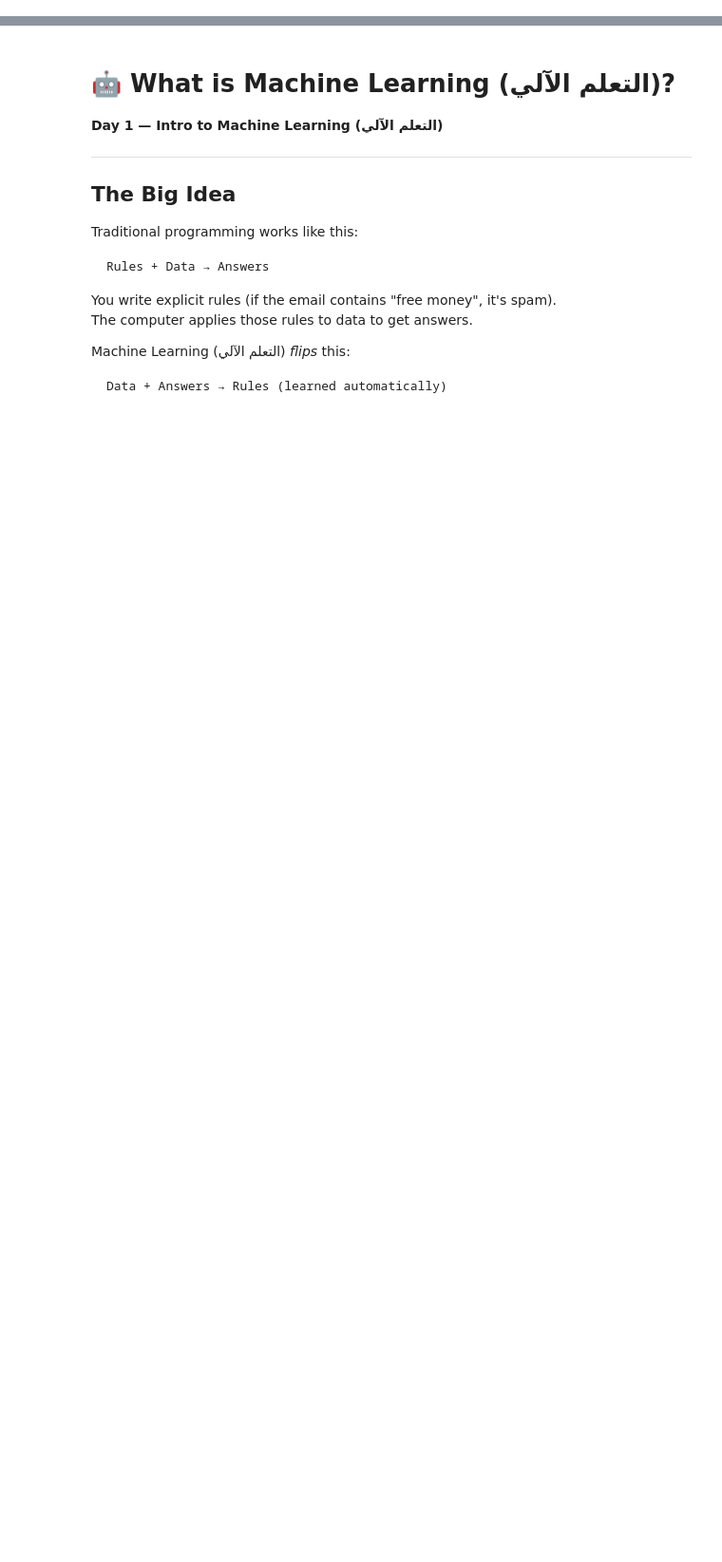
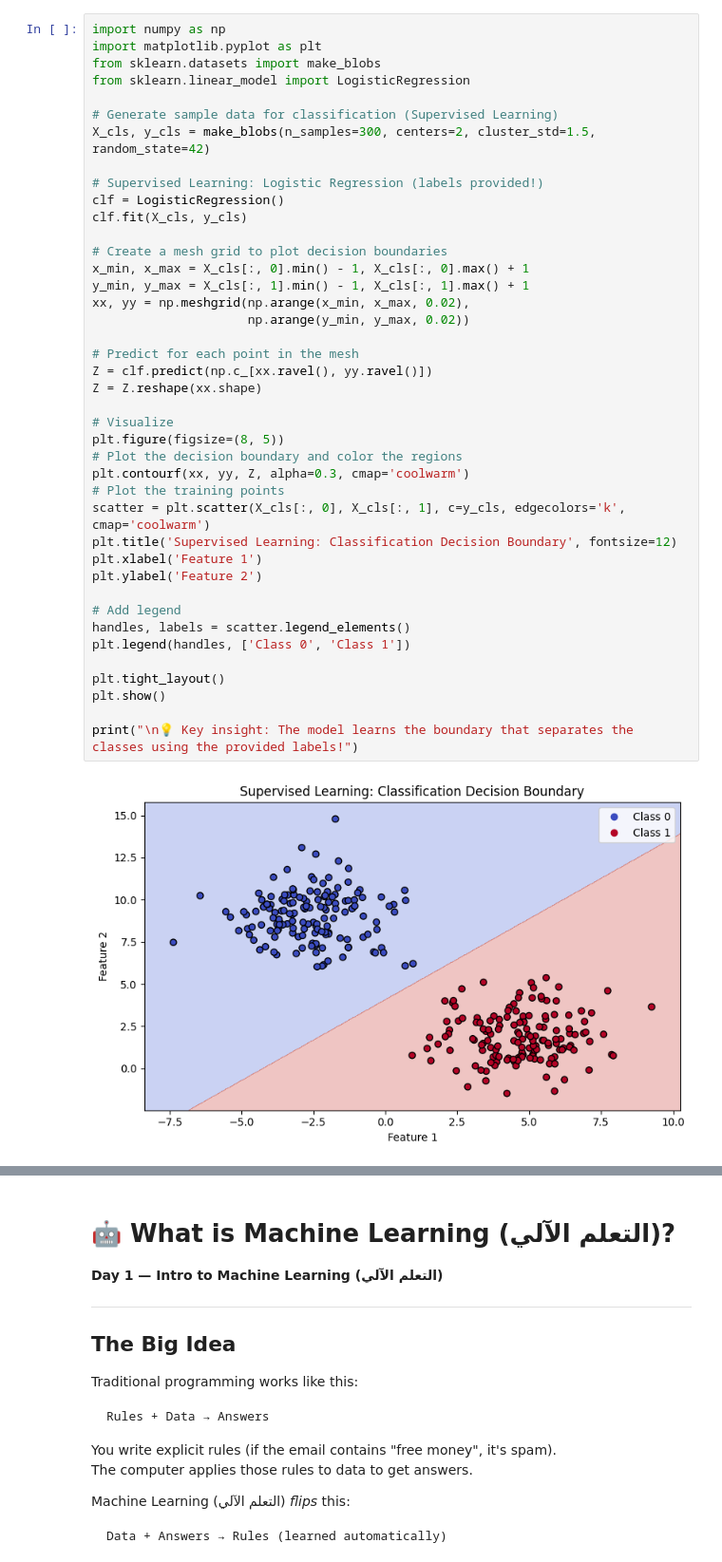
Before and after one commit to tatwan/intro_to_machinelearning, a Jupyter notebook: Day_1/notebooks/01_intro_to_ml.ipynb, the cells around one changed output, grey strips where cells are left out. Shown at 95% size. Saved outputs shown, nothing was run; the diff lists cells and outputs as text; blank space fills up the shorter version.

```diff
--- a/Day_1/notebooks/01_intro_to_ml.ipynb
+++ b/Day_1/notebooks/01_intro_to_ml.ipynb
@@ -517,0 +99,43 @@ We'll explore neural networks - the foundation of modern generative AI!
+# %%
+import numpy as np
+import matplotlib.pyplot as plt
+from sklearn.datasets import make_blobs
+from sklearn.linear_model import LogisticRegression
+
+# Generate sample data for classification (Supervised Learning)
+X_cls, y_cls = make_blobs(n_samples=300, centers=2, cluster_std=1.5, random_state=42)
+
+# Supervised Learning: Logistic Regression (labels provided!)
+clf = LogisticRegression()
+clf.fit(X_cls, y_cls)
+
+# Create a mesh grid to plot decision boundaries
+x_min, x_max = X_cls[:, 0].min() - 1, X_cls[:, 0].max() + 1
+y_min, y_max = X_cls[:, 1].min() - 1, X_cls[:, 1].max() + 1
+xx, yy = np.meshgrid(np.arange(x_min, x_max, 0.02),
+                     np.arange(y_min, y_max, 0.02))
+
+# Predict for each point in the mesh
+Z = clf.predict(np.c_[xx.ravel(), yy.ravel()])
+Z = Z.reshape(xx.shape)
+
+# Visualize
+plt.figure(figsize=(8, 5))
+# Plot the decision boundary and color the regions
+plt.contourf(xx, yy, Z, alpha=0.3, cmap='coolwarm')
+# Plot the training points
+scatter = plt.scatter(X_cls[:, 0], X_cls[:, 1], c=y_cls, edgecolors='k', cmap='coolwarm')
+plt.title('Supervised Learning: Classification Decision Boundary', fontsize=12)
+plt.xlabel('Feature 1')
+plt.ylabel('Feature 2')
+
+# Add legend
+handles, labels = scatter.legend_elements()
+plt.legend(handles, ['Class 0', 'Class 1'])
+
+plt.tight_layout()
+plt.show()
+
+print("\n💡 Key insight: The model learns the boundary that separates the classes using the provided labels!")
+# %% [output]
+[figure, added]
```
Also changed, not shown: parts of 67 cells of this notebook, 2 other files.
